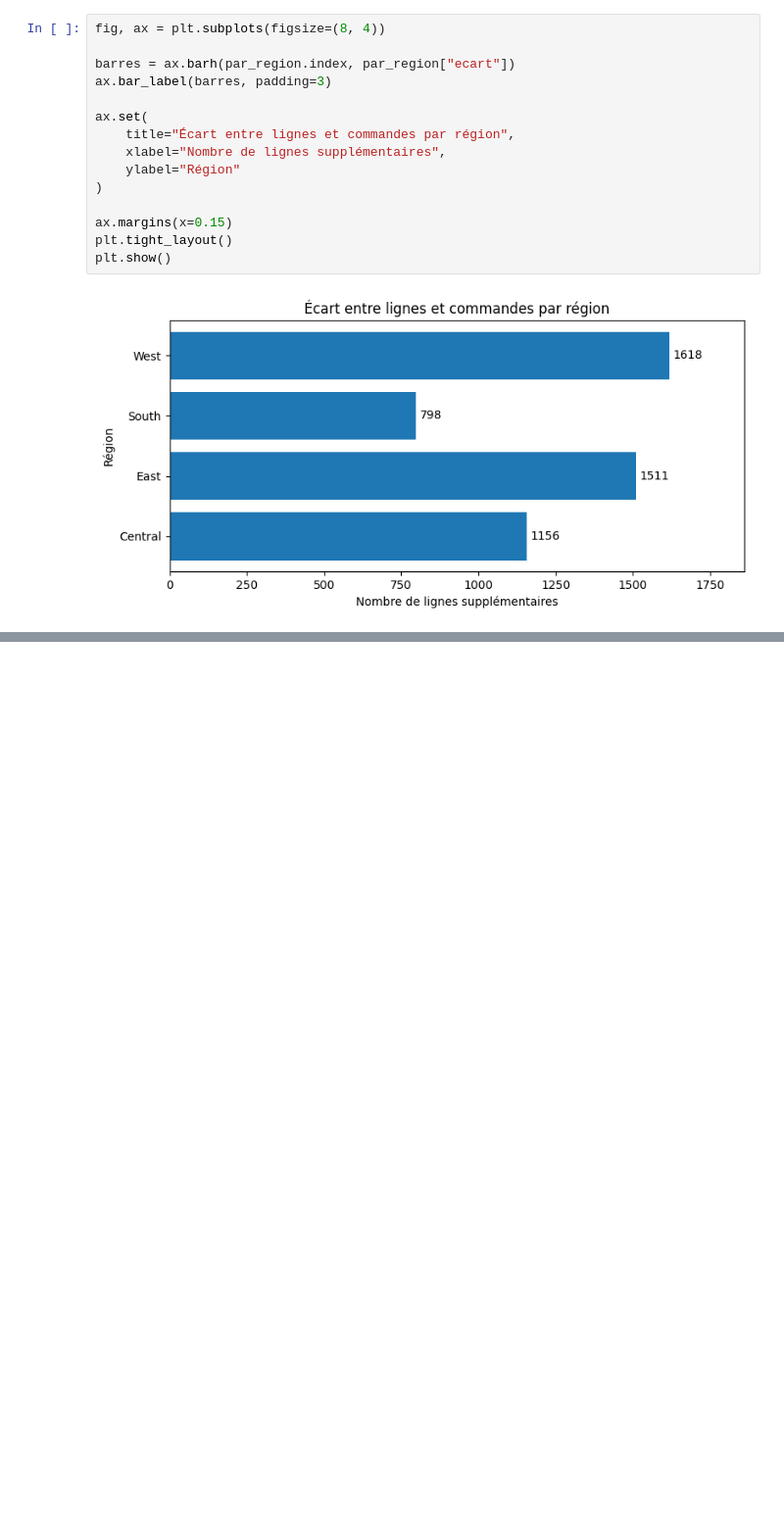
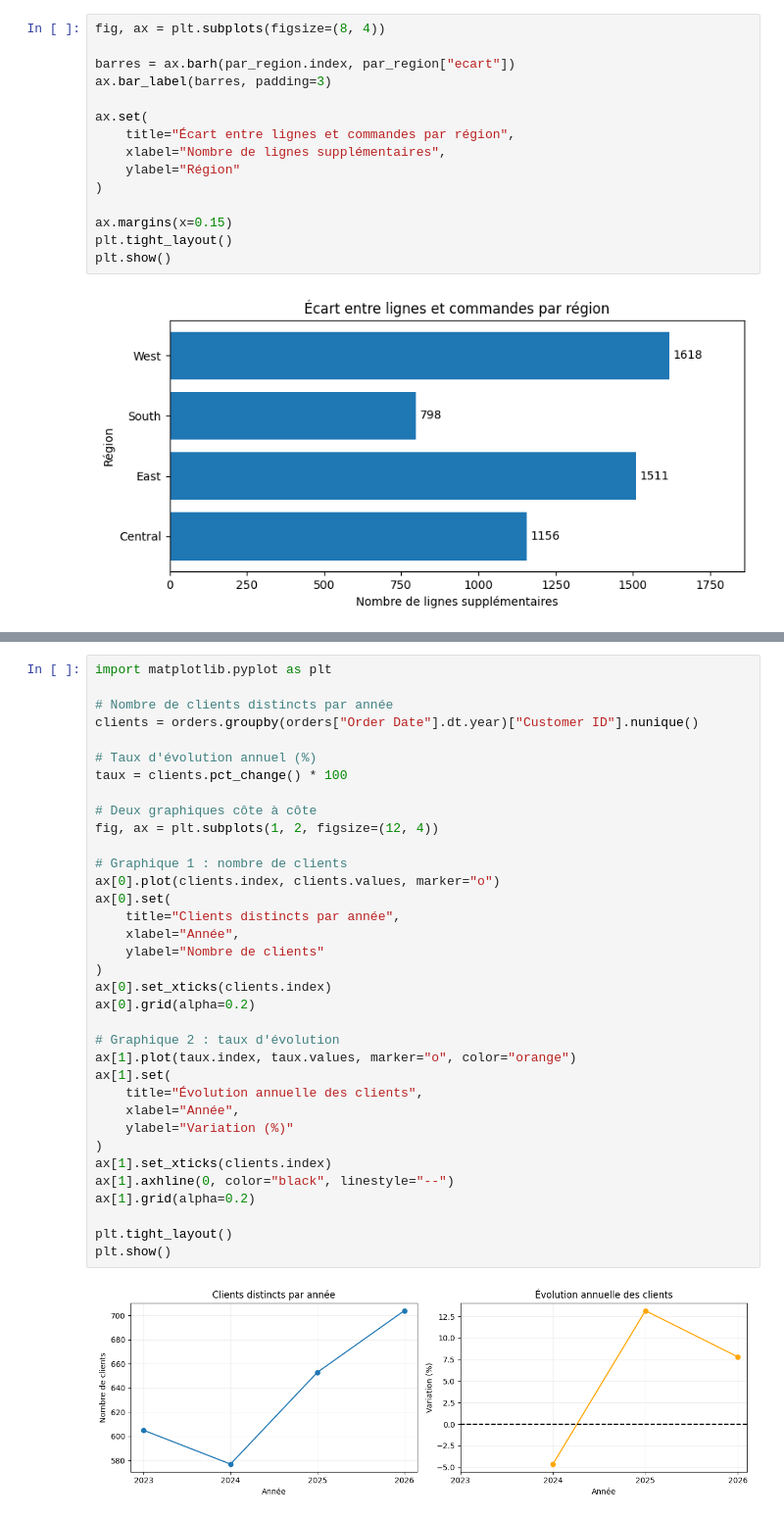
Before and after one commit to Antoine07/Matplotlib, a Jupyter notebook: sandbox-notebook/notebooks/01_explorer_commandes.ipynb, the cells around one changed output, grey strips where cells are left out. Shown at 98% size. Saved outputs shown, nothing was run; the diff lists cells and outputs as text; blank space fills up the shorter version.

```diff
--- a/sandbox-notebook/notebooks/01_explorer_commandes.ipynb
+++ b/sandbox-notebook/notebooks/01_explorer_commandes.ipynb
@@ -214,0 +243,37 @@ plt.show()
+# %%
+import matplotlib.pyplot as plt
+
+# Nombre de clients distincts par année
+clients = orders.groupby(orders["Order Date"].dt.year)["Customer ID"].nunique()
+
+# Taux d'évolution annuel (%)
+taux = clients.pct_change() * 100
+
+# Deux graphiques côte à côte
+fig, ax = plt.subplots(1, 2, figsize=(12, 4))
+
+# Graphique 1 : nombre de clients
+ax[0].plot(clients.index, clients.values, marker="o")
+ax[0].set(
+    title="Clients distincts par année",
+    xlabel="Année",
+    ylabel="Nombre de clients"
+)
+ax[0].set_xticks(clients.index)
+ax[0].grid(alpha=0.2)
+
+# Graphique 2 : taux d'évolution
+ax[1].plot(taux.index, taux.values, marker="o", color="orange")
+ax[1].set(
+    title="Évolution annuelle des clients",
+    xlabel="Année",
+    ylabel="Variation (%)"
+)
+ax[1].set_xticks(clients.index)
+ax[1].axhline(0, color="black", linestyle="--")
+ax[1].grid(alpha=0.2)
+
+plt.tight_layout()
+plt.show()
+# %% [output]
+[figure, added]
```
Also changed, not shown: parts of 4 cells of this notebook, 15 other files.
